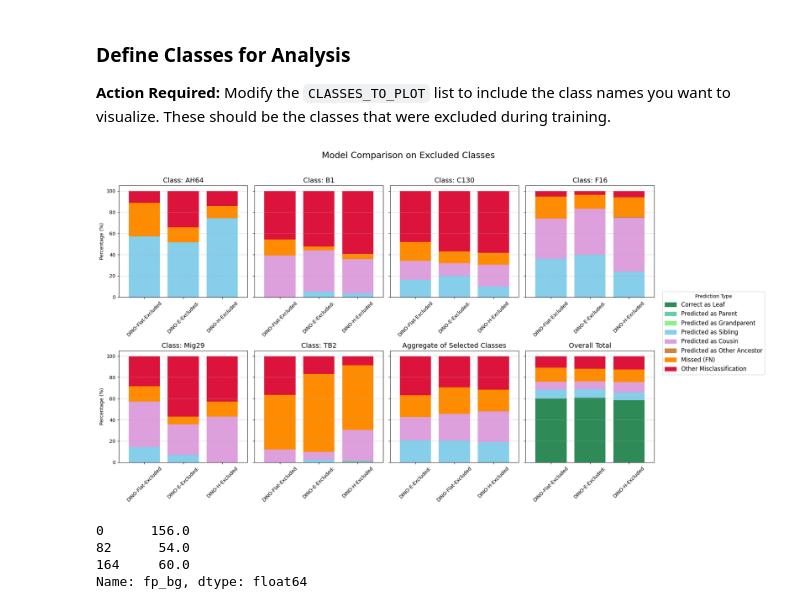
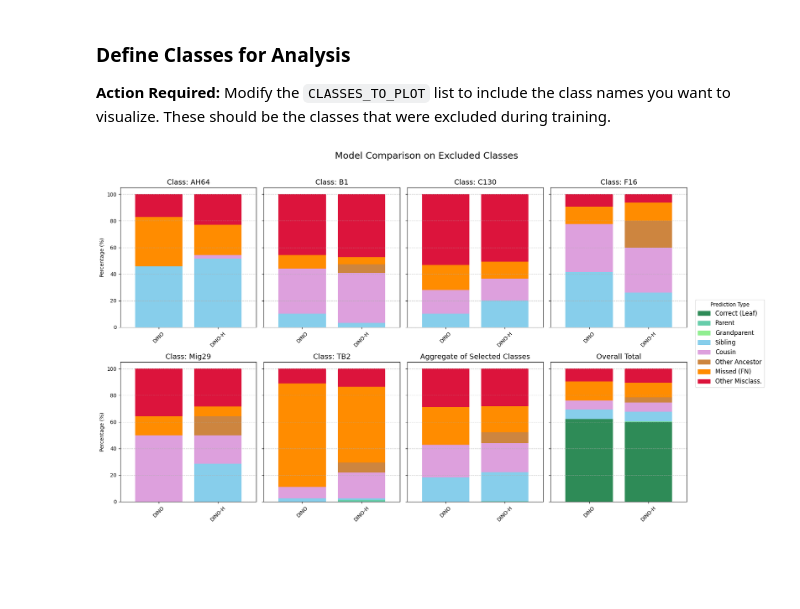
Before and after one commit to Gogonemnem/hierarchical-object-detection, a Jupyter notebook: notebooks/exclusion-comparison.ipynb, the cells around one changed output. Cells and saved outputs as stored; diff of their text form; code cells hidden in the pictures; blank space fills up the shorter version.

```diff
--- a/notebooks/exclusion-comparison.ipynb
+++ b/notebooks/exclusion-comparison.ipynb
@@ -52,22 +52,22 @@ MODELS_TO_ANALYZE = {
     #     "config": "configs/hod/models/dino/dino-r50_improved_8xb2-36e_aircraft-func.py",
     #     "results_path": "outputs/inference/dino-r50_improved_8xb2-36e_aircraft-func.pkl"
     # },
-    "DINO-Flat-Excluded": {
+    "DINO": {
         "config": "configs/hod/models/dino/dino-r50_improved_8xb2-36e_aircraft-func-excluded-F16.Mig29.B1.C130.TB2.AH64.py",
         "results_path": "outputs/inference/dino-r50_improved_8xb2-36e_aircraft-func-excluded-F16.Mig29.B1.C130.TB2.AH64.pkl"
     },
-    "DINO-E-Excluded:": {
-        "config": "configs/hod/models/embedding_dino/embed_dino-r50-sep-eucl_improved_8xb2-36e_aircraft-func-excluded-F16.Mig29.B1.C130.TB2.AH64.py",
-        "results_path": "outputs/inference/embed_dino-r50-sep-eucl_improved_8xb2-36e_aircraft-func-excluded-F16.Mig29.B1.C130.TB2.AH64.pkl"
-    },
-    "DINO-H-Excluded": {
+    # "DINO-E-Excluded:": {
+    #     "config": "configs/hod/models/embedding_dino/embed_dino-r50-sep-eucl_improved_8xb2-36e_aircraft-func-excluded-F16.Mig29.B1.C130.TB2.AH64.py",
+    #     "results_path": "outputs/inference/embed_dino-r50-sep-eucl_improved_8xb2-36e_aircraft-func-excluded-F16.Mig29.B1.C130.TB2.AH64.pkl"
+    # },
+    # "DINO-H (M)": {
+    #     "config": "configs/hod/models/hierarchical_dino/hi_dino-r50-hfl10-ecl-sep-eucl_improved_8xb2-36e_aircraft-func-excluded-F16.Mig29.B1.C130.TB2.AH64.py",
+    #     "results_path": "outputs/inference/hi_dino-r50-hfl10-ecl-sep-eucl_improved_8xb2-36e_aircraft-func-excluded-F16.Mig29.B1.C130.TB2.AH64-multi.pkl"
+    # },
+    "DINO-H": {
         "config": "configs/hod/models/hierarchical_dino/hi_dino-r50-hfl10-ecl-sep-eucl_improved_8xb2-36e_aircraft-func-excluded-F16.Mig29.B1.C130.TB2.AH64.py",
         "results_path": "outputs/inference/hi_dino-r50-hfl10-ecl-sep-eucl_improved_8xb2-36e_aircraft-func-excluded-F16.Mig29.B1.C130.TB2.AH64.pkl"
     },
-    # "DINO-H": {
-    #     "config": "configs/hod/models/hierarchical_dino/hi_dino-r50-hfl10-sep-eucl_improved_8xb2-36e_aircraft-func.py",
-    #     "results_path": "outputs/inference/hi_dino-r50-hfl10-sep-eucl_improved_8xb2-36e_aircraft-func.pkl"
-    # }
 }
 # %% [markdown]
 ## 2. Helper Functions
@@ -165,15 +167,25 @@ CLASSES_TO_PLOT = ['F16', 'Mig29', 'B1', 'C130', 'TB2', 'AH64', 'Total']
 if not df_class.empty:
     # --- Configuration for Plotting ---
     plot_order = [
-        'tp_percentage', 'parent_percentage', 'grandparent_percentage',
-        'sibling_percentage', 'cousin_percentage', 'ancestor_percentage',
-        'fn_percentage', 'other_class_percentage'
+        'tp_percentage',
+        'parent_percentage',
+        'grandparent_percentage',
+        'sibling_percentage',
+        'cousin_percentage',
+        'ancestor_percentage',
+        'fn_percentage',
+        'other_class_percentage'
     ]
     plot_labels = {
-        'tp_percentage': 'Correct as Leaf', 'parent_percentage': 'Predicted as Parent',
-        'grandparent_percentage': 'Predicted as Grandparent', 'sibling_percentage': 'Predicted as Sibling',
-        'cousin_percentage': 'Predicted as Cousin', 'ancestor_percentage': 'Predicted as Other Ancestor',
-        'fn_percentage': 'Missed (FN)', 'other_class_percentage': 'Other Misclassification'
+        'tp_percentage': 'Correct (Leaf)',
+        'parent_percentage': 'Parent',
+        'grandparent_percentage': 'Grandparent',
+        'sibling_percentage': 'Sibling',
+        'cousin_percentage': 'Cousin',
+        'ancestor_percentage': 'Other Ancestor',
+        'fn_percentage': 'Missed (FN)',
+        'other_class_percentage': 'Other Misclass.',
+        'fp_bg': 'FP (Background)'
     }
     plot_colors = {
         'tp_percentage': '#2E8B57', 'parent_percentage': '#66CDAA',
@@ -231,40 +243,31 @@ if not df_class.empty:
 
         # Set title based on whether it's a class, aggregate, or total
         plot_title = f"Class: {class_name}"
         if class_name == 'Aggregate':
             plot_title = "Aggregate of Selected Classes"
         elif class_name == 'Total':
             plot_title = "Overall Total"
         ax.set_title(plot_title, fontsize=14)
 
         ax.set_ylabel("Percentage (%)")
         ax.set_xlabel("") # Model names are on the x-ticks
         ax.tick_params(axis='x', rotation=45)
         ax.grid(axis='y', linestyle='--', alpha=0.7)
 
     # Hide any unused subplots
     for i in range(num_plots, len(axes)):
         axes[i].set_visible(False)
 
     # Create a single, shared legend
     handles = [plt.Rectangle((0,0),1,1, color=plot_colors[label]) for label in plot_order]
     legend_labels = [plot_labels[l] for l in plot_order]
     fig.legend(handles, legend_labels, loc='center left', bbox_to_anchor=(0.9, 0.5), fontsize=12, title="Prediction Type")
 
     fig.suptitle('Model Comparison on Excluded Classes', fontsize=18, y=1.02)
     fig.tight_layout(rect=[0, 0, 0.9, 1]) # Adjust layout for space for legend
     plt.show()
 
 else:
     print("DataFrame is empty. Cannot generate plots.")
 # %% [output]
-[figure, old version]
+[figure, new version]
-# %%
-# get df with class = Total
-df_total = df_class[df_class['class_name'] == 'Total'].copy()
-df_total['fp_bg']
-# %% [output]
-0      156.0
-82      54.0
-164     60.0
-Name: fp_bg, dtype: float64
```
Also changed, not shown: parts of 6 cells of this notebook, 8 other files.
